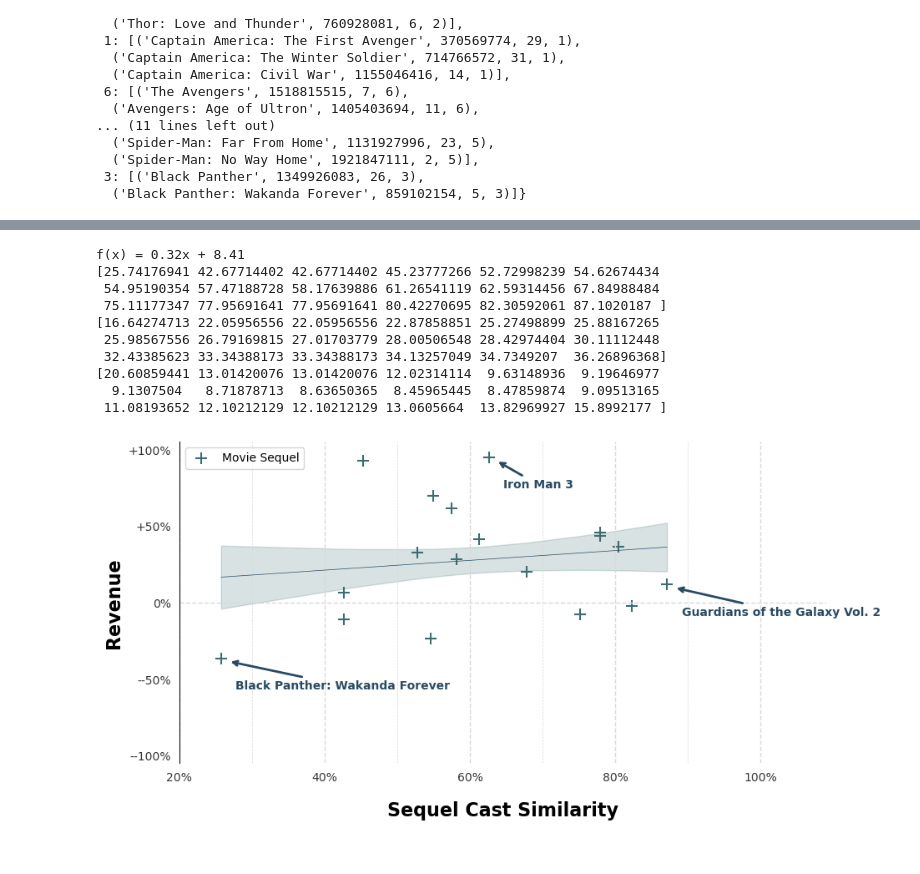
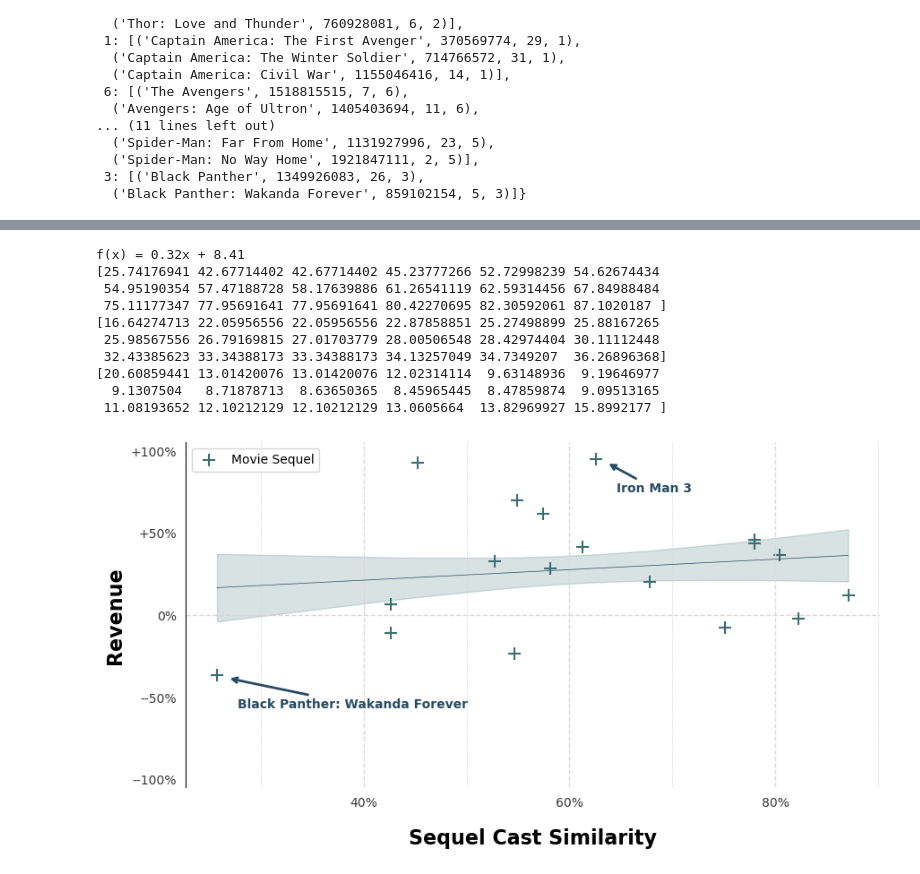
Before and after one commit to rizz-kings/data-in-the-wild, a Jupyter notebook: notebooks/filmseriesrevenue.ipynb, the cells around one changed output, grey strips where cells are left out. Saved outputs shown, nothing was run; the diff lists cells and outputs as text; code cells hidden in the pictures.

```diff
--- a/notebooks/filmseriesrevenue.ipynb
+++ b/notebooks/filmseriesrevenue.ipynb
@@ -400,7 +400,7 @@ plt.ylabel('Revenue', fontdict={'fontsize': 16, 'fontweight': 'bold'})
 
 # x scale from 0 to 100%
 # y scale from -1 to 1
-plt.xlim(20, 109)
+# plt.xlim(20, 109)
 plt.ylim(-105, 105)
 
 
@@ -429,6 +429,7 @@ plt.gca().set_yticklabels([f"{'+' if x > 0 else '-' if x < 0 else ''}" + '{:.0f}
 # horizontal line at 0
 
 annotated_indexes = [17, 1, 10]
+# annotated_indexes = [17, 1]
 # annotating the points
 for i, txt in enumerate([movie_succession[1] for movie_succession in movie_successions]):
     # plt.annotate(f"{i}-{txt}", (x[i], y[i]))
@@ -468,34 +469,34 @@ y_err = (np.array(y)-y_est).std() * np.sqrt(1/len(x) + (x - x.mean())**2 / np.su
 plt.fill_between(x, y_est - y_err, y_est + y_err, alpha=0.2, color='#3c6e71')
 
 print(x)
 print(y_est)
 print(y_err)
 
 
 plt.plot(x, y_est, c='#284b63', lw=0.5)
 
 
 
 
 point = 20
 # plt.annotate("Linear Regression without Outliers", (point, m*point + b + 5),  fontsize=10, rotation=m*13, c='red')
 
 plt.legend(loc='upper left')
 
 plt.savefig(PLOT_FOLDER + "/revenue_vs_cast_similarity.png", bbox_inches='tight', dpi=1000)
 plt.show()
 # %% [output]
 f(x) = 0.32x + 8.41
 [25.74176941 42.67714402 42.67714402 45.23777266 52.72998239 54.62674434
  54.95190354 57.47188728 58.17639886 61.26541119 62.59314456 67.84988484
  75.11177347 77.95691641 77.95691641 80.42270695 82.30592061 87.1020187 ]
 [16.64274713 22.05956556 22.05956556 22.87858851 25.27498899 25.88167265
  25.98567556 26.79169815 27.01703779 28.00506548 28.42974404 30.11112448
  32.43385623 33.34388173 33.34388173 34.13257049 34.7349207  36.26896368]
 [20.60859441 13.01420076 13.01420076 12.02314114  9.63148936  9.19646977
   9.1307504   8.71878713  8.63650365  8.45965445  8.47859874  9.09513165
  11.08193652 12.10212129 12.10212129 13.0605664  13.82969927 15.8992177 ]
-[figure, old version]
+[figure, new version]
 # %%
 for movie_succession in movie_successions:
     movie_name = movie_succession[1]
```
Also changed, not shown: parts of 6 cells of this notebook, 1 other file.
